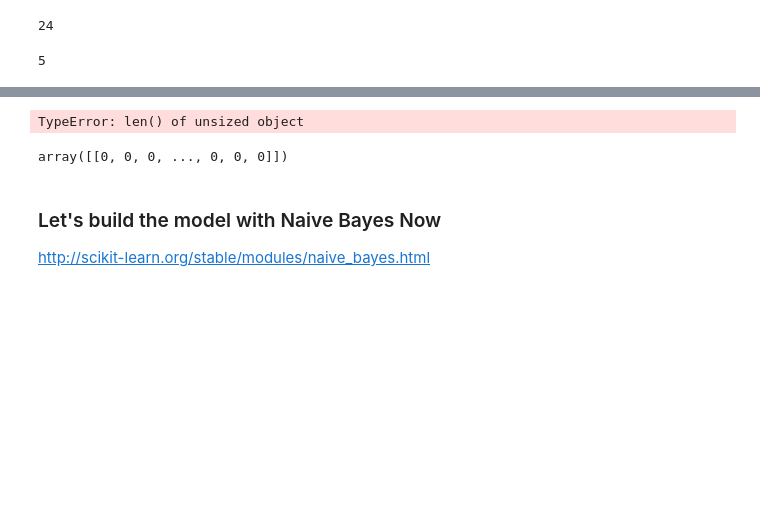
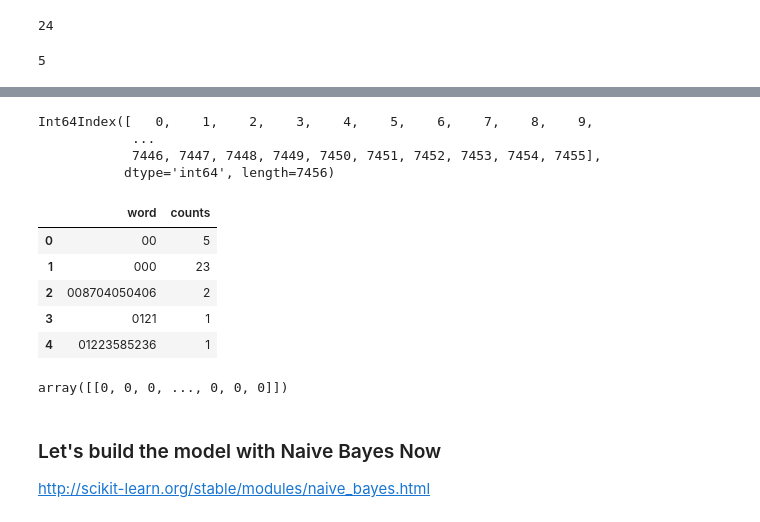
Before and after one commit to derekh34/DAT_SF_18, a Jupyter notebook: labs/lab_06/lab_06.ipynb, the cells around one changed output, grey strips where cells are left out. Saved outputs shown, nothing was run; the diff lists cells and outputs as text; code cells hidden in the pictures; blank space fills up the shorter version.

```diff
--- a/labs/lab_06/lab_06.ipynb
+++ b/labs/lab_06/lab_06.ipynb
@@ -575,12 +579,27 @@ print np.sum(train_arr, axis=0)
+# %%
+counts = pd.DataFrame(np.sum(train_arr, axis=0),columns = ['counts'])
+words.index
+# %% [output]
+Int64Index([   0,    1,    2,    3,    4,    5,    6,    7,    8,    9,
+            ...
+            7446, 7447, 7448, 7449, 7450, 7451, 7452, 7453, 7454, 7455],
+           dtype='int64', length=7456)
 # %%
 # exercise: create a DataFrame of tokens with their counts.
 
-for i in range(len(train_features)):
-    count_df = pd.DataFrame(train_features,train_arr[:i].sum(),columns = ['word','count'])
+
+words = pd.DataFrame(train_features,columns = ['word'])
+
+count_df = pd.merge(words,counts,left_index=True,right_index=True)
 
 count_df.head()
 # %% [output]
-TypeError: len() of unsized object
+|  | word | counts |
+| 0 | 00 | 5 |
+| 1 | 000 | 23 |
+| 2 | 008704050406 | 2 |
+| 3 | 0121 | 1 |
+| 4 | 01223585236 | 1 |
 # %%
 train_arr[:]
 # %% [output]
```
Also changed, not shown: parts of 15 cells of this notebook, 1 other file.
